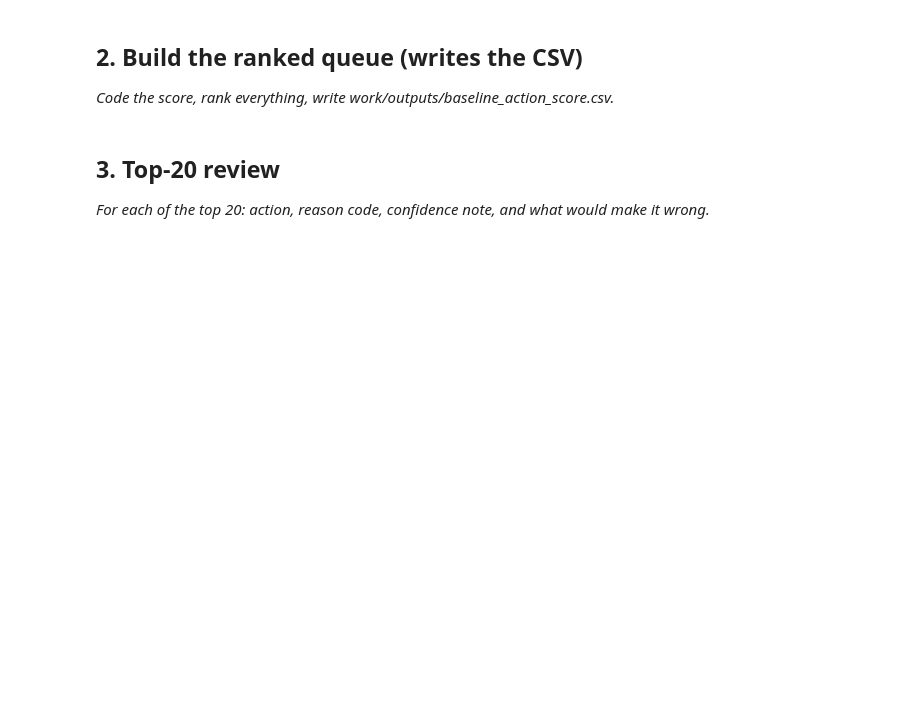
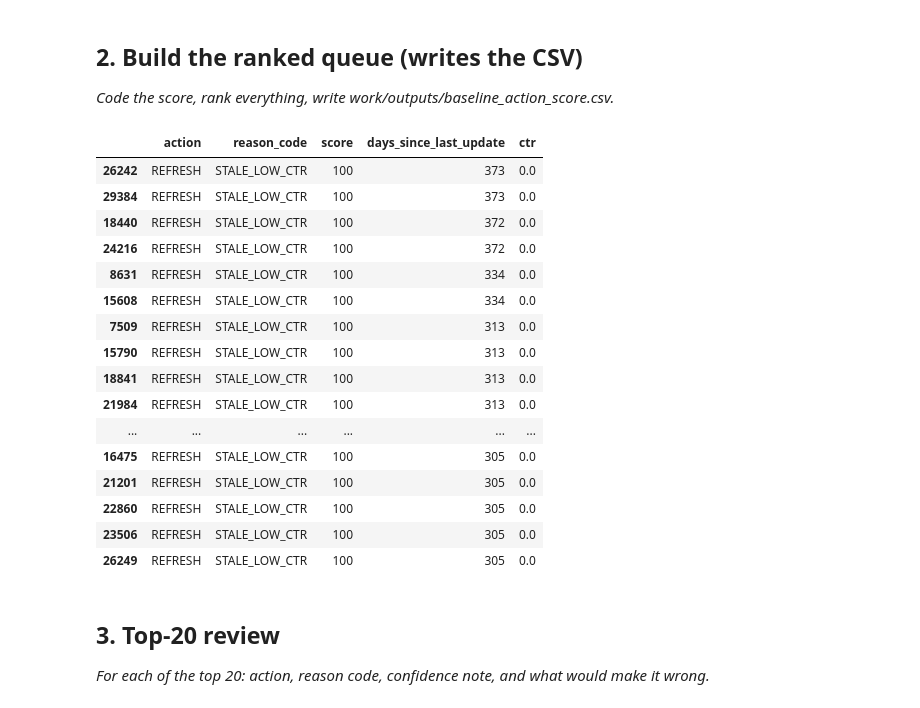
Before and after one commit to MaiRagab/flyrank_ml_internship, a Jupyter notebook: work/notebooks/w04_baseline_score.ipynb, the cells around one changed output. Saved outputs shown, nothing was run; the diff lists cells and outputs as text; code cells hidden in the pictures; blank space fills up the shorter version.

```diff
--- a/work/notebooks/w04_baseline_score.ipynb
+++ b/work/notebooks/w04_baseline_score.ipynb
@@ -20,3 +82,8 @@ This skeleton is yours to fill. Work the sections **in order** — each one has
 # %%
 # This cell is for CODE (numbers, a query, a check).
 # Write your text answer in the cell ABOVE this one — typing sentences here breaks Run All.
+import pandas as pd
+
+df=pd.read_csv(
+"/content/flyrank_ml_internship/data/raw/content_refresh_anonymized.csv"
+)
@@ -22,0 +109,16 @@ This skeleton is yours to fill. Work the sections **in order** — each one has
+# %%
+def get_score(row):
+    score=0
+    if row["days_since_last_update"]>104:
+        score+=50
+    if row["ctr"]<0.07:
+        score+=50
+    return score
+df["score"]=df.apply(get_score,axis=1)
+# %%
+ranked_df=df.sort_values(
+    by=["score",
+        "days_since_last_update",
+        "ctr"],
+    ascending=[False,False,True]
+)
@@ -23,3 +135,32 @@ This skeleton is yours to fill. Work the sections **in order** — each one has
+# %%
+top20=ranked_df.head(20)
+
+top20[[
+"action",
+"reason_code",
+"score",
+"days_since_last_update",
+"ctr"
+
+]]
+# %% [output]
+|  | action | reason_code | score | days_since_last_update | ctr |
+| 26242 | REFRESH | STALE_LOW_CTR | 100 | 373 | 0.0 |
+| 29384 | REFRESH | STALE_LOW_CTR | 100 | 373 | 0.0 |
+| 18440 | REFRESH | STALE_LOW_CTR | 100 | 372 | 0.0 |
+| 24216 | REFRESH | STALE_LOW_CTR | 100 | 372 | 0.0 |
+| 8631 | REFRESH | STALE_LOW_CTR | 100 | 334 | 0.0 |
+| 15608 | REFRESH | STALE_LOW_CTR | 100 | 334 | 0.0 |
+| 7509 | REFRESH | STALE_LOW_CTR | 100 | 313 | 0.0 |
+| 15790 | REFRESH | STALE_LOW_CTR | 100 | 313 | 0.0 |
+| 18841 | REFRESH | STALE_LOW_CTR | 100 | 313 | 0.0 |
+| 21984 | REFRESH | STALE_LOW_CTR | 100 | 313 | 0.0 |
+| ... | ... | ... | ... | ... | ... |
+| 16475 | REFRESH | STALE_LOW_CTR | 100 | 305 | 0.0 |
+| 21201 | REFRESH | STALE_LOW_CTR | 100 | 305 | 0.0 |
+| 22860 | REFRESH | STALE_LOW_CTR | 100 | 305 | 0.0 |
+| 23506 | REFRESH | STALE_LOW_CTR | 100 | 305 | 0.0 |
+| 26249 | REFRESH | STALE_LOW_CTR | 100 | 305 | 0.0 |
 # %% [markdown]
 ## 3. Top-20 review
 
```
Also changed, not shown: parts of 11 cells of this notebook.
